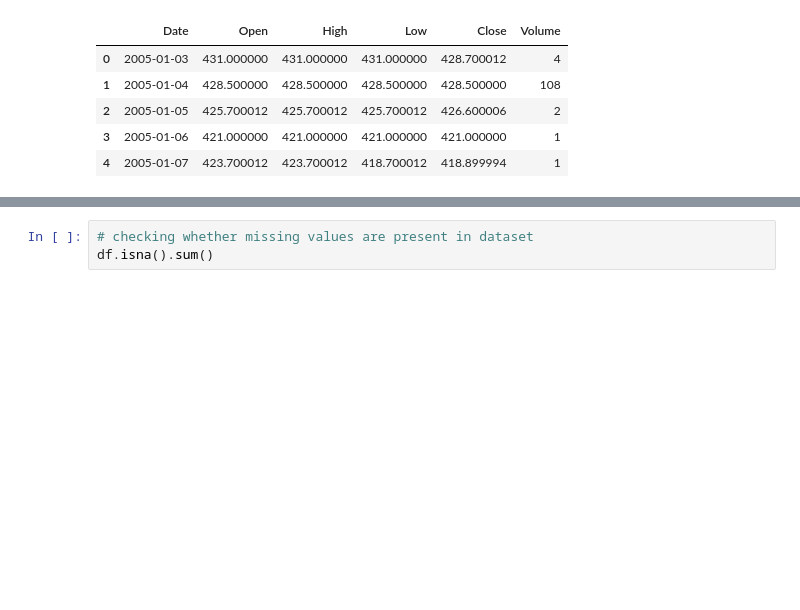
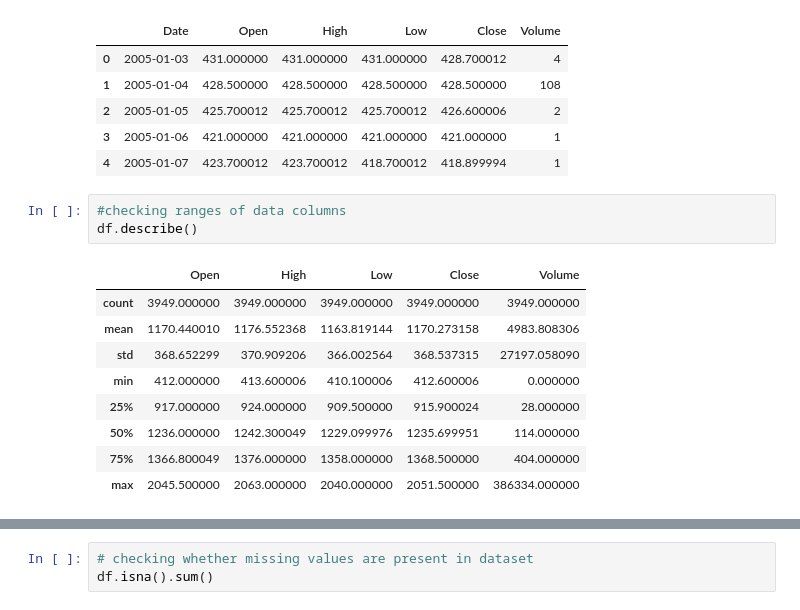
Before and after one commit to Dachkovski/AIHedgefund, a Jupyter notebook: Model Training, Evaluation, Deployment.ipynb, the cells around one changed output, grey strips where cells are left out. Cells and saved outputs as stored; diff of their text form; blank space fills up the shorter version.

```diff
--- a/Model Training, Evaluation, Deployment.ipynb
+++ b/Model Training, Evaluation, Deployment.ipynb
@@ -128,3 +154,16 @@ df.head()
 | 2 | 2005-01-05 | 425.700012 | 425.700012 | 425.700012 | 426.600006 | 2 |
 | 3 | 2005-01-06 | 421.000000 | 421.000000 | 421.000000 | 421.000000 | 1 |
 | 4 | 2005-01-07 | 423.700012 | 423.700012 | 418.700012 | 418.899994 | 1 |
+# %%
+#checking ranges of data columns
+df.describe()
+# %% [output]
+|  | Open | High | Low | Close | Volume |
+| count | 3949.000000 | 3949.000000 | 3949.000000 | 3949.000000 | 3949.000000 |
+| mean | 1170.440010 | 1176.552368 | 1163.819144 | 1170.273158 | 4983.808306 |
+| std | 368.652299 | 370.909206 | 366.002564 | 368.537315 | 27197.058090 |
+| min | 412.000000 | 413.600006 | 410.100006 | 412.600006 | 0.000000 |
+| 25% | 917.000000 | 924.000000 | 909.500000 | 915.900024 | 28.000000 |
+| 50% | 1236.000000 | 1242.300049 | 1229.099976 | 1235.699951 | 114.000000 |
+| 75% | 1366.800049 | 1376.000000 | 1358.000000 | 1368.500000 | 404.000000 |
+| max | 2045.500000 | 2063.000000 | 2040.000000 | 2051.500000 | 386334.000000 |
```
Also changed, not shown: parts of 39 cells of this notebook, 1 other file.
